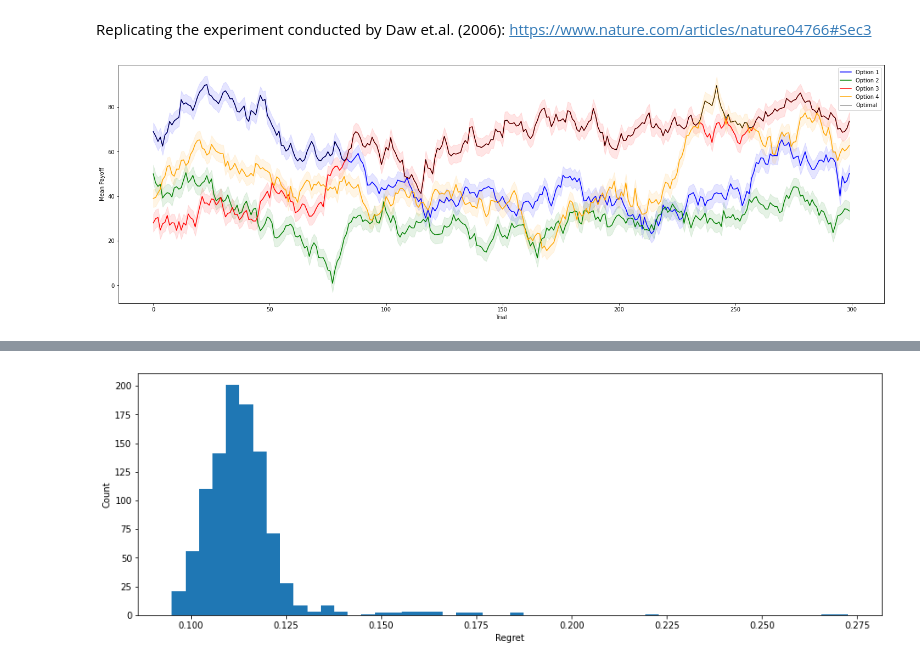
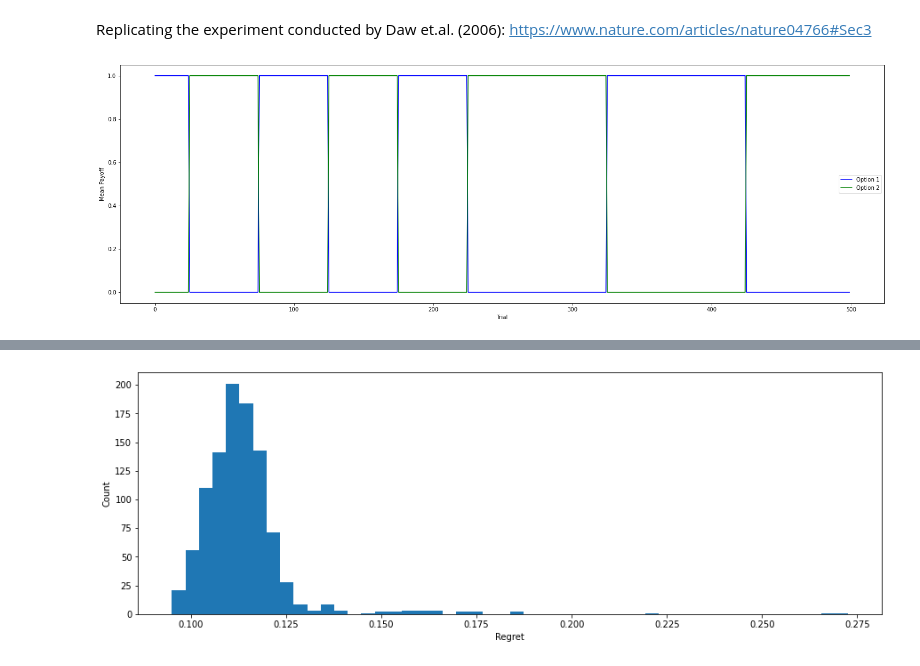
Before and after one commit to exie1/Complex-systems-EE, a Jupyter notebook: dynamicMAB/multiArmBandit_dynamic.ipynb, the cells around one changed output, grey strips where cells are left out. Drawn from its saved outputs; the diff is of its cells as text; code cells hidden in the pictures.

```diff
--- a/dynamicMAB/multiArmBandit_dynamic.ipynb
+++ b/dynamicMAB/multiArmBandit_dynamic.ipynb
@@ -13,23 +13,25 @@ classBanditsKalman.Bandits
 Replicating the experiment conducted by Daw et.al. (2006): https://www.nature.com/articles/nature04766#Sec3
 # %%
 ''' Initialising simulation class from loaded payoff function, calculating optimal solution, and printing loaded payoff function'''
-total_time = 300
+payoffs = np.genfromtxt('payoffs/payoffs_switching_irregular.csv',delimiter=',')
+
+total_time = len(payoffs[0,:])
 simu = Bandits(total_time)
-payoffs = np.genfromtxt('payoffs/payoffs4.csv',delimiter=',')
 [_, optimal_scores,_] = simu.findRegret(payoffs,0)
 simu.options = len(payoffs)
 
 # Plotting payoff distribution with 1 SD error range + optimal picking overlaid
 fig,ax = plt.subplots(figsize=(25,8))
 colors = ['blue','green','red','orange']
 for i in range(len(payoffs)):
     plt.plot(range(total_time),payoffs[i,:], color=colors[i], label='Option '+str(i+1))
-    plt.fill_between(range(total_time),payoffs[i,:]-simu.sigma, payoffs[i,:]+simu.sigma,color=colors[i],alpha=0.1)
-plt.plot(range(total_time),optimal_scores,linewidth=1, color='black', label='Optimal')        # Plotting optimal score
+    # plt.fill_between(range(total_time),payoffs[i,:]-simu.sigma, payoffs[i,:]+simu.sigma,color=colors[i],alpha=0.1)
+# plt.plot(range(total_time),optimal_scores,linewidth=1, color='black', label='Optimal')        # Plotting optimal score
 
 plt.xlabel('Trial')
 plt.ylabel('Mean Payoff')
+# plt.ylim([0,100])
 plt.legend()
 plt.show()
 # %% [output]
-[figure, old version]
+[figure, new version]
```
Also changed, not shown: parts of 11 cells of this notebook, 16 other files.
